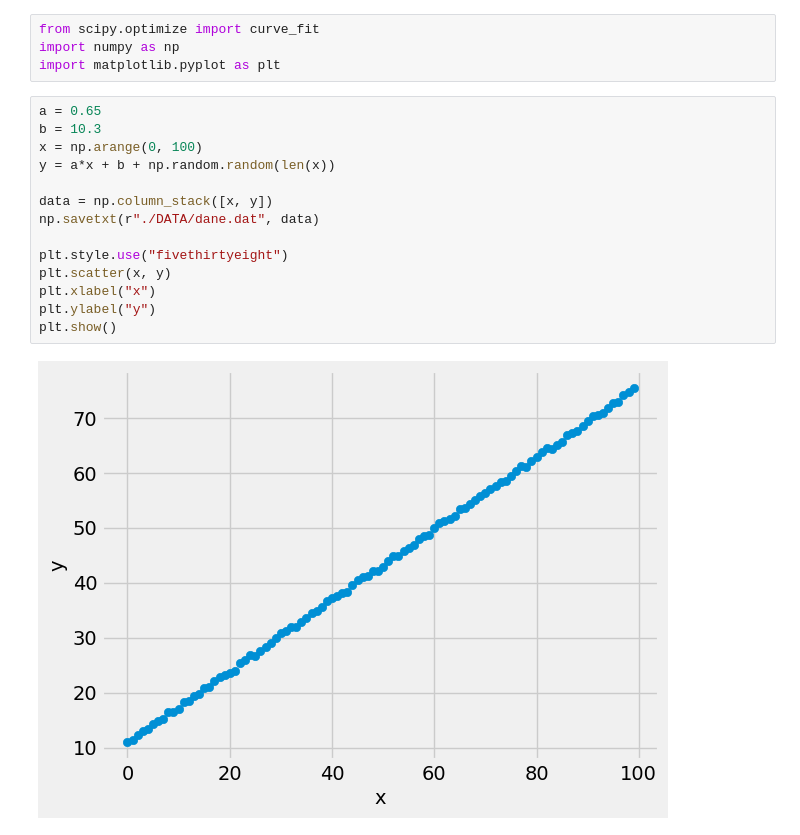
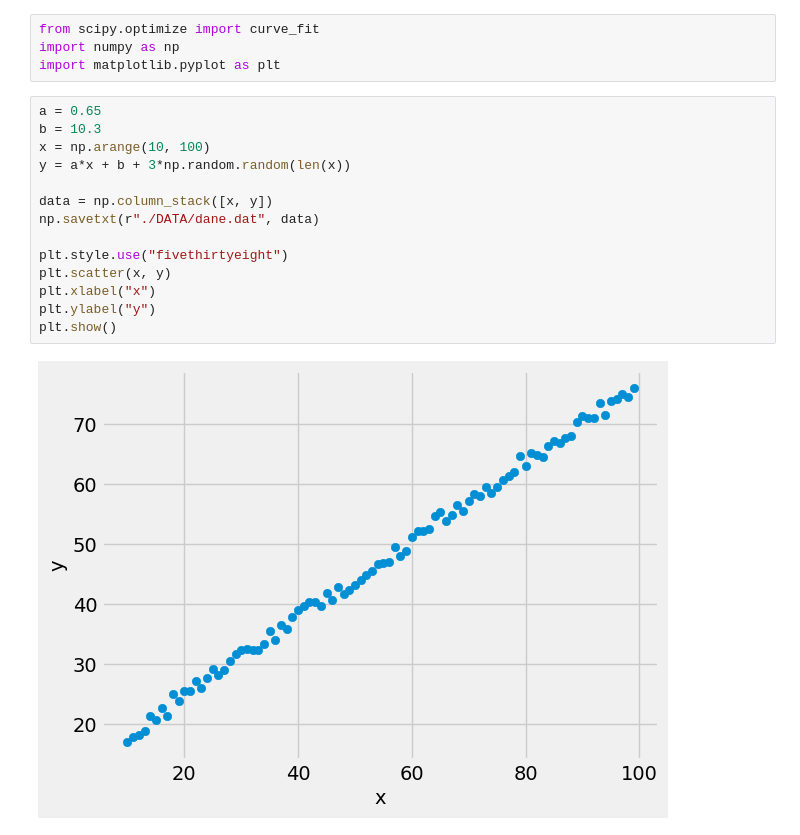
Before and after one commit to ASTR0MNSTR/univ_codes, a Jupyter notebook: 2024_2025/MetKomp/08_10_2024.ipynb, the cells around one changed output. Drawn from its saved outputs; the diff is of its cells as text.

```diff
--- a/2024_2025/MetKomp/08_10_2024.ipynb
+++ b/2024_2025/MetKomp/08_10_2024.ipynb
@@ -7,16 +7,16 @@ import matplotlib.pyplot as plt
 # %%
 a = 0.65
 b = 10.3
-x = np.arange(0, 100)
-y = a*x + b + np.random.random(len(x))
+x = np.arange(10, 100)
+y = a*x + b + 3*np.random.random(len(x))
 
 data = np.column_stack([x, y])
 np.savetxt(r"./DATA/dane.dat", data)
 
 plt.style.use("fivethirtyeight")
 plt.scatter(x, y)
 plt.xlabel("x")
 plt.ylabel("y")
 plt.show()
 # %% [output]
-[figure, old version]
+[figure, new version]
```
Also changed, not shown: parts of 2 cells of this notebook, 2 other files.
